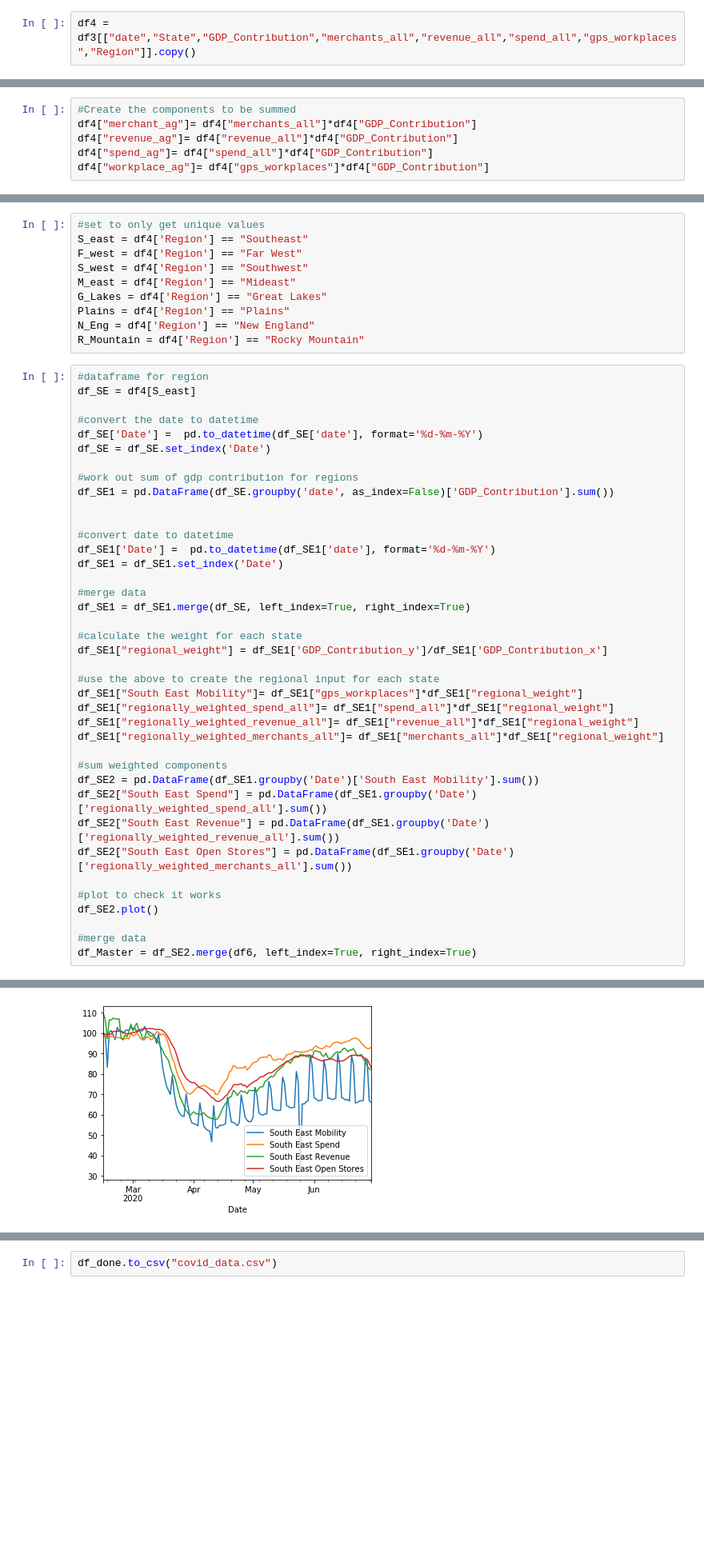
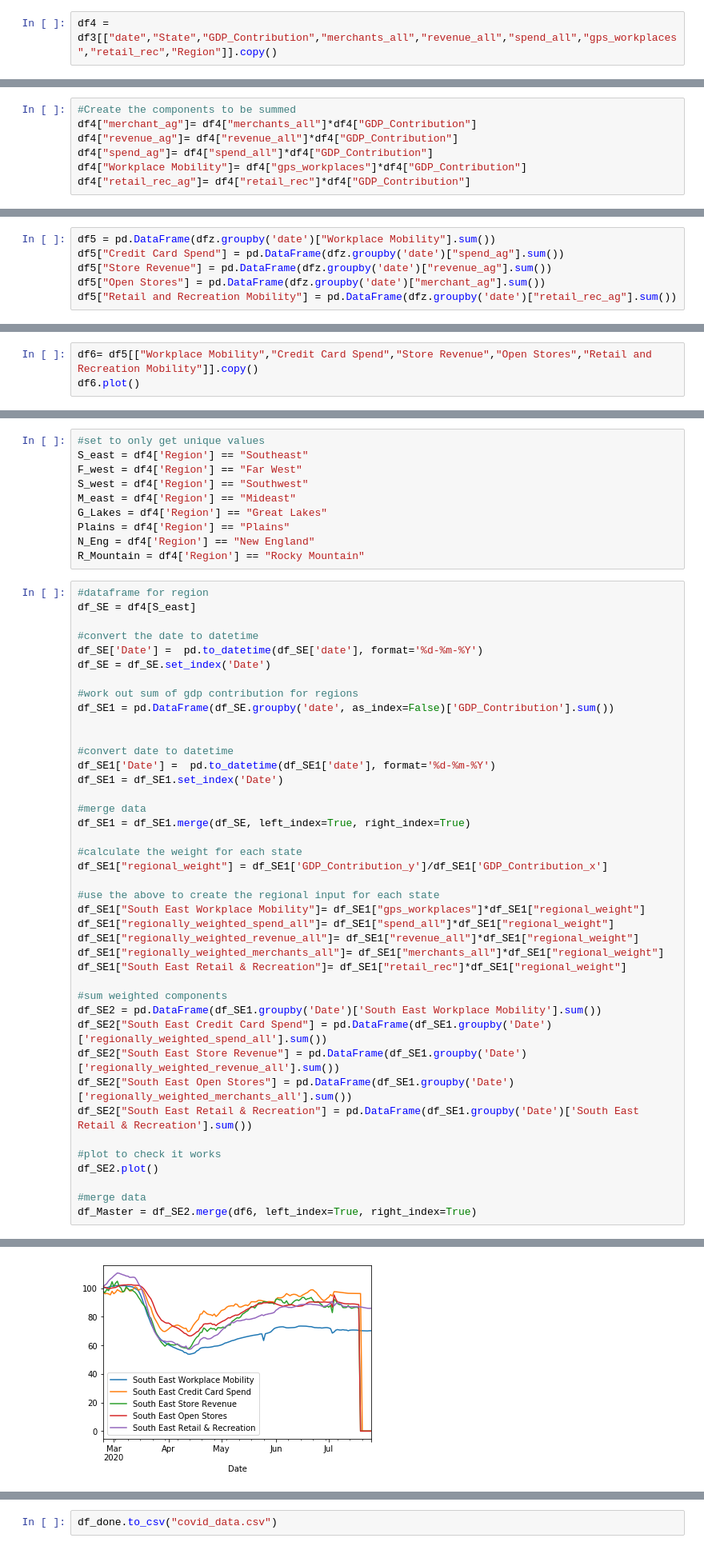
Before and after one commit to bm-1961/GDP_Weighted_COVID_Data, a Jupyter notebook: COVID Econ Tracker.ipynb, the cells around one changed output, grey strips where cells are left out. Shown at 80% size. Drawn from its saved outputs; the diff is of its cells as text; blank space fills up the shorter version.

```diff
--- a/COVID Econ Tracker.ipynb
+++ b/COVID Econ Tracker.ipynb
@@ -98,5 +153,5 @@ df3 = df3.dropna()
 # %%
-df4 = df3[["date","State","GDP_Contribution","merchants_all","revenue_all","spend_all","gps_workplaces","Region"]].copy()
+df4 = df3[["date","State","GDP_Contribution","merchants_all","revenue_all","spend_all","gps_workplaces","retail_rec","Region"]].copy()
 # %%
 df4
 # %% [output]
@@ -120,4 +175,5 @@ df4
 df4["merchant_ag"]= df4["merchants_all"]*df4["GDP_Contribution"]
 df4["revenue_ag"]= df4["revenue_all"]*df4["GDP_Contribution"]
 df4["spend_ag"]= df4["spend_all"]*df4["GDP_Contribution"]
-df4["workplace_ag"]= df4["gps_workplaces"]*df4["GDP_Contribution"]
+df4["Workplace Mobility"]= df4["gps_workplaces"]*df4["GDP_Contribution"]
+df4["retail_rec_ag"]= df4["retail_rec"]*df4["GDP_Contribution"]
@@ -134,3 +201,9 @@ df5["workplace_ag"] = pd.DataFrame(dfz.groupby('date')["workplace_ag"].sum())
+# %%
+df5 = pd.DataFrame(dfz.groupby('date')["Workplace Mobility"].sum())
+df5["Credit Card Spend"] = pd.DataFrame(dfz.groupby('date')["spend_ag"].sum())
+df5["Store Revenue"] = pd.DataFrame(dfz.groupby('date')["revenue_ag"].sum())
+df5["Open Stores"] = pd.DataFrame(dfz.groupby('date')["merchant_ag"].sum())
+df5["Retail and Recreation Mobility"] = pd.DataFrame(dfz.groupby('date')["retail_rec_ag"].sum())
 # %%
 df5
 # %% [output]
@@ -156,0 +224,3 @@ df6.plot()
+# %%
+df6= df5[["Workplace Mobility","Credit Card Spend","Store Revenue","Open Stores","Retail and Recreation Mobility"]].copy()
+df6.plot()
@@ -180,38 +253,40 @@ df_SE1 = pd.DataFrame(df_SE.groupby('date', as_index=False)['GDP_Contribution'].
 
 #convert date to datetime
 df_SE1['Date'] =  pd.to_datetime(df_SE1['date'], format='%d-%m-%Y')
 df_SE1 = df_SE1.set_index('Date')
 
 #merge data
 df_SE1 = df_SE1.merge(df_SE, left_index=True, right_index=True)
 
 #calculate the weight for each state
 df_SE1["regional_weight"] = df_SE1['GDP_Contribution_y']/df_SE1['GDP_Contribution_x']
 
 #use the above to create the regional input for each state
-df_SE1["South East Mobility"]= df_SE1["gps_workplaces"]*df_SE1["regional_weight"]
+df_SE1["South East Workplace Mobility"]= df_SE1["gps_workplaces"]*df_SE1["regional_weight"]
 df_SE1["regionally_weighted_spend_all"]= df_SE1["spend_all"]*df_SE1["regional_weight"]
 df_SE1["regionally_weighted_revenue_all"]= df_SE1["revenue_all"]*df_SE1["regional_weight"]
 df_SE1["regionally_weighted_merchants_all"]= df_SE1["merchants_all"]*df_SE1["regional_weight"]
+df_SE1["South East Retail & Recreation"]= df_SE1["retail_rec"]*df_SE1["regional_weight"]
 
 #sum weighted components
-df_SE2 = pd.DataFrame(df_SE1.groupby('Date')['South East Mobility'].sum())
-df_SE2["South East Spend"] = pd.DataFrame(df_SE1.groupby('Date')['regionally_weighted_spend_all'].sum())
-df_SE2["South East Revenue"] = pd.DataFrame(df_SE1.groupby('Date')['regionally_weighted_revenue_all'].sum())
+df_SE2 = pd.DataFrame(df_SE1.groupby('Date')['South East Workplace Mobility'].sum())
+df_SE2["South East Credit Card Spend"] = pd.DataFrame(df_SE1.groupby('Date')['regionally_weighted_spend_all'].sum())
+df_SE2["South East Store Revenue"] = pd.DataFrame(df_SE1.groupby('Date')['regionally_weighted_revenue_all'].sum())
 df_SE2["South East Open Stores"] = pd.DataFrame(df_SE1.groupby('Date')['regionally_weighted_merchants_all'].sum())
+df_SE2["South East Retail & Recreation"] = pd.DataFrame(df_SE1.groupby('Date')['South East Retail & Recreation'].sum())
 
 #plot to check it works
 df_SE2.plot()
 
 #merge data
 df_Master = df_SE2.merge(df6, left_index=True, right_index=True)
 # %% [output]
 A value is trying to be set on a copy of a slice from a DataFrame.
 Try using .loc[row_indexer,col_indexer] = value instead
 
 See the caveats in the documentation: https://pandas.pydata.org/pandas-docs/stable/user_guide/indexing.html#returning-a-view-versus-a-copy
   """
-[figure, old version]
+[figure, new version]
 # %%
 #dataframe for region
 df_SE = df4[F_west]
```
Also changed, not shown: parts of 29 cells of this notebook.
